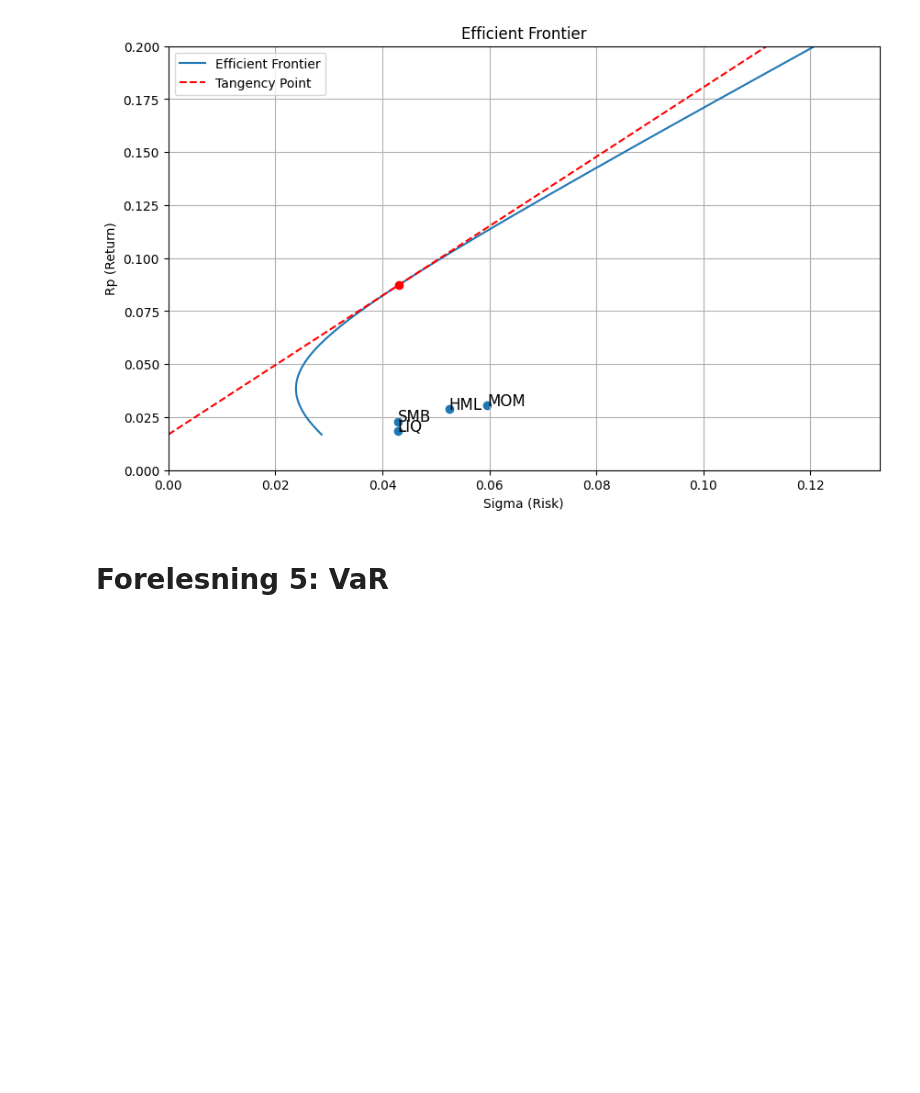
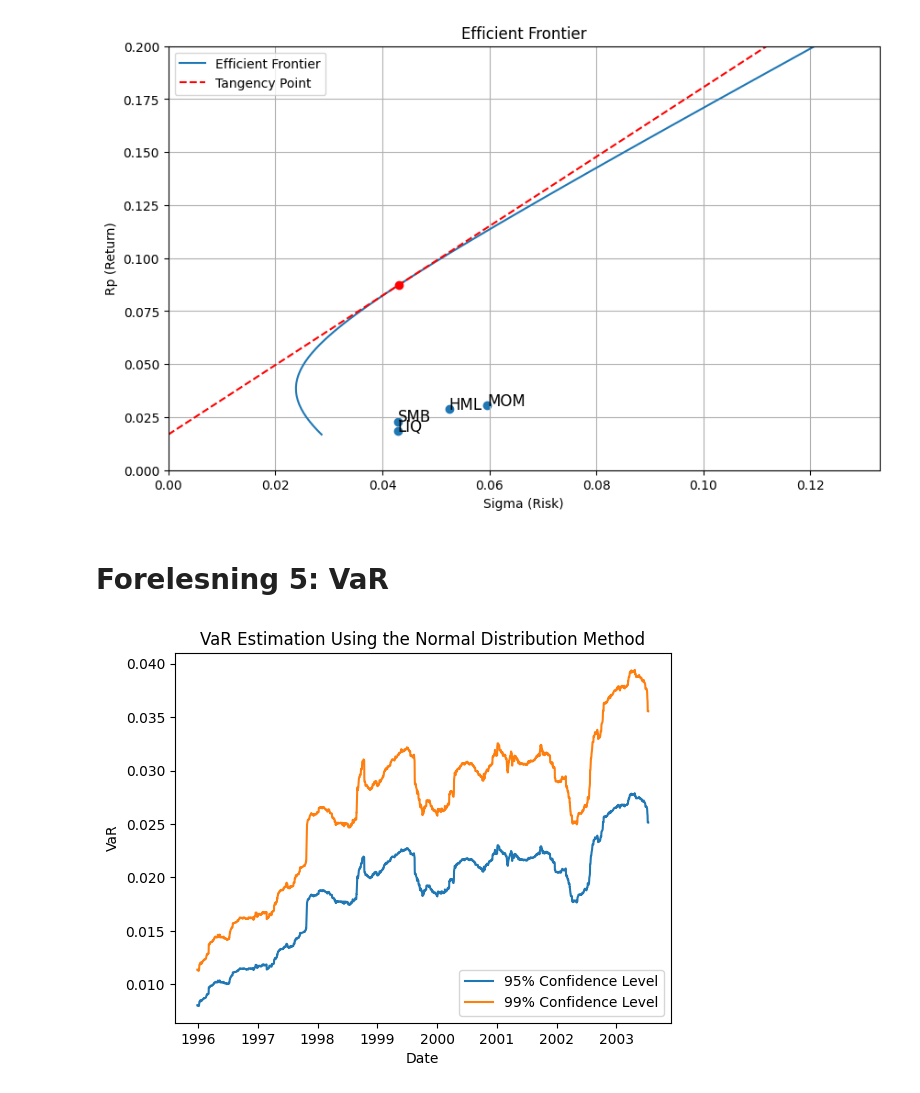
Before and after one commit to uit-sok-3011-h24/uit-sok-3011-h24.github.io, a Jupyter notebook: finans/1-introduksjon.ipynb, the cells around one changed output. Drawn from its saved outputs; the diff is of its cells as text; code cells hidden in the pictures; blank space fills up the shorter version.

```diff
--- a/finans/1-introduksjon.ipynb
+++ b/finans/1-introduksjon.ipynb
@@ -247,3 +247,30 @@ fig
 [figure]
 # %% [markdown]
 # Forelesning 5: VaR
+# %%
+from datetime import  datetime
+import matplotlib.pyplot as plt
+import numpy as np
+import pandas as pd
+import VaR as var
+
+SUBTRACT_MEAN = False
+
+df = pd.concat((pd.read_excel("data/dateReturns.xlsx", header=None, names=['date']),
+                pd.read_excel("data/Returns.xlsx",header=None, names=['return'])), axis=1)
+
+estimation_win_size = 250
+win_start = min(df[df['date']>='1995-1-1'].index)
+win_start = min(df[df['date']>='1995-12-29'].index)
+
+def normal_est(x,z,p,s):
+  sigma = np.std(x, ddof=1)
+  return - z[0]*sigma, - z[1]*sigma, sigma
+
+normal95, normal99, sigma, dates, ret = var.est_var(normal_est, SUBTRACT_MEAN, win_start, df, estimation_win_size)
+
+
+var.plot(plt, normal95, normal99, dates,
+     'VaR Estimation Using the Normal Distribution Method')
+# %% [output]
+[figure, added]
```
Also changed, not shown: 2 other files.
